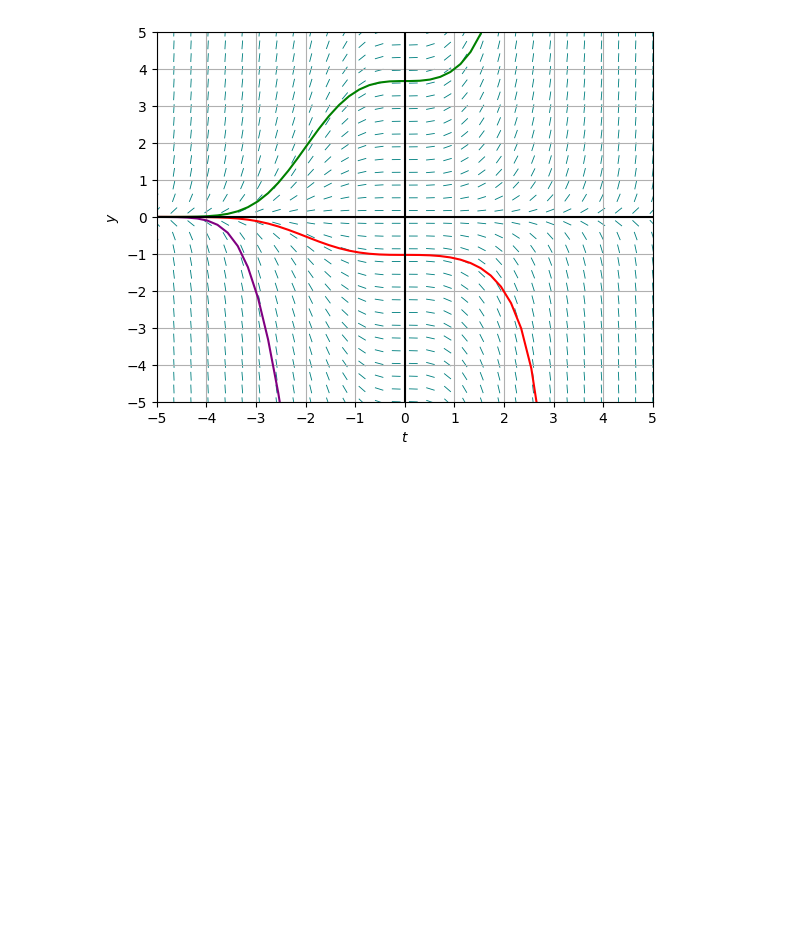
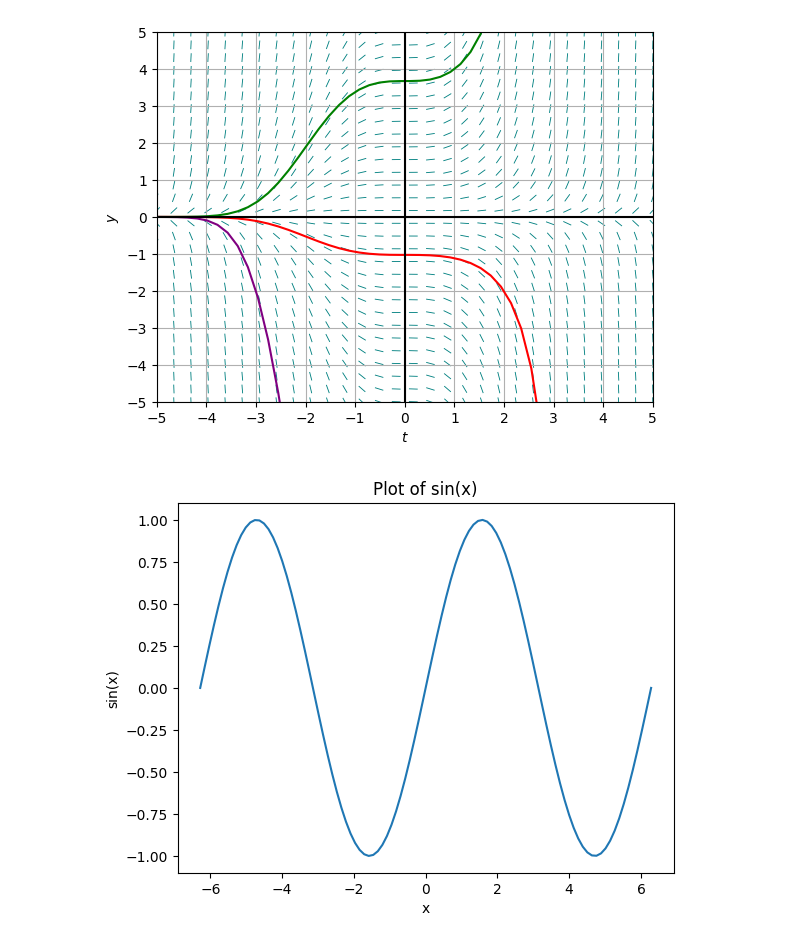
Before and after one commit to craig-clifford/colab, a Jupyter notebook: DirField.ipynb, the cells around one changed output. Drawn from its saved outputs; the diff is of its cells as text; code cells hidden in the pictures; blank space fills up the shorter version.

```diff
--- a/DirField.ipynb
+++ b/DirField.ipynb
@@ -116,3 +116,22 @@ plt.ylabel(r"$y$")
 # %% [output]
 Text(0, 0.5, '$y$')
 [figure]
+# %%
+import numpy as np
+
+import matplotlib.pyplot as plt
+
+# Generate x values from -2pi to 2pi
+x = np.linspace(-2*np.pi, 2*np.pi, 100)
+
+# Calculate the sine of x
+y = np.sin(x)
+
+# Plot the sine curve
+plt.plot(x, y)
+plt.xlabel('x')
+plt.ylabel('sin(x)')
+plt.title('Plot of sin(x)')
+plt.show()
+# %% [output]
+[figure, added]
```
